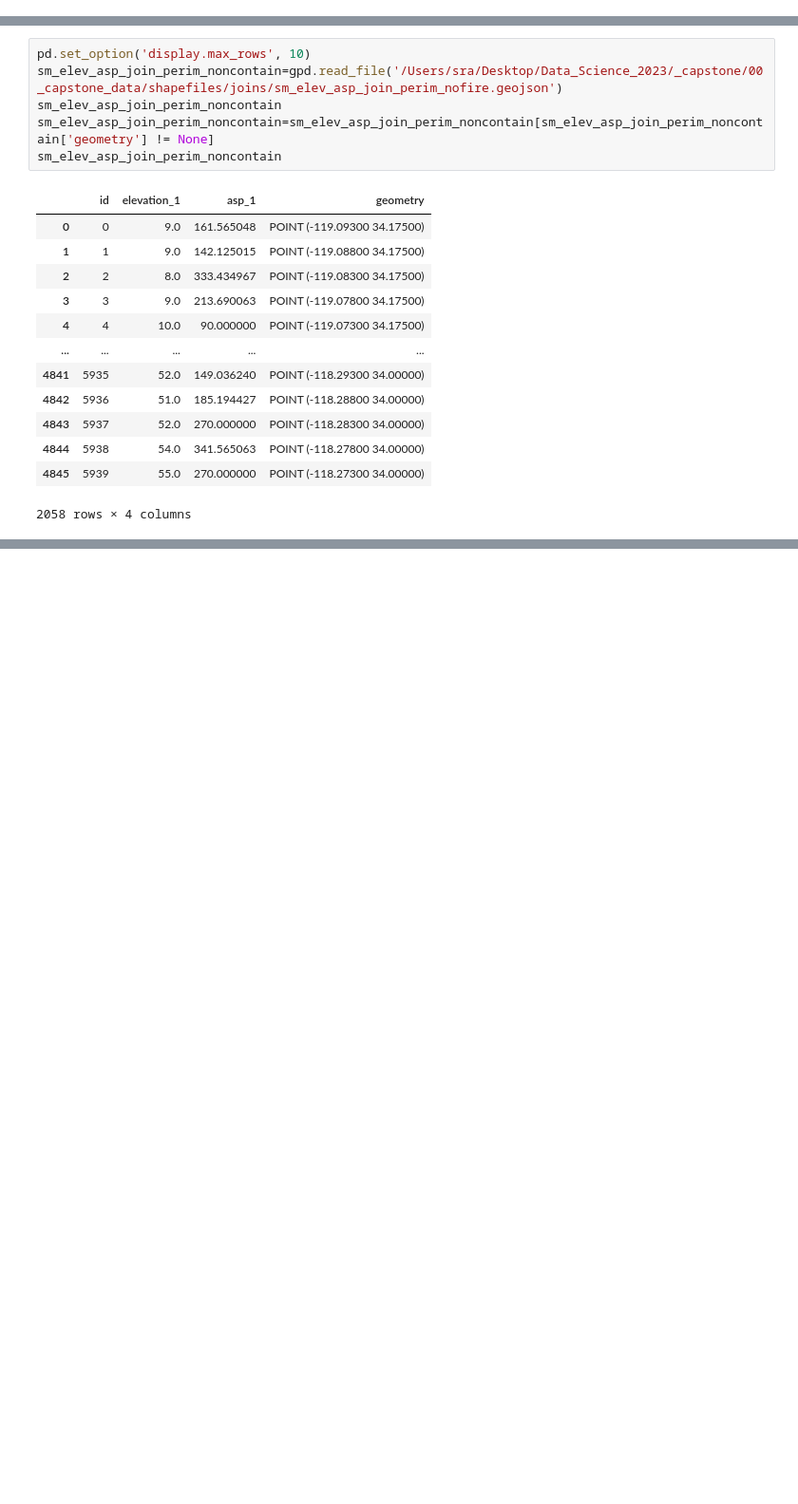
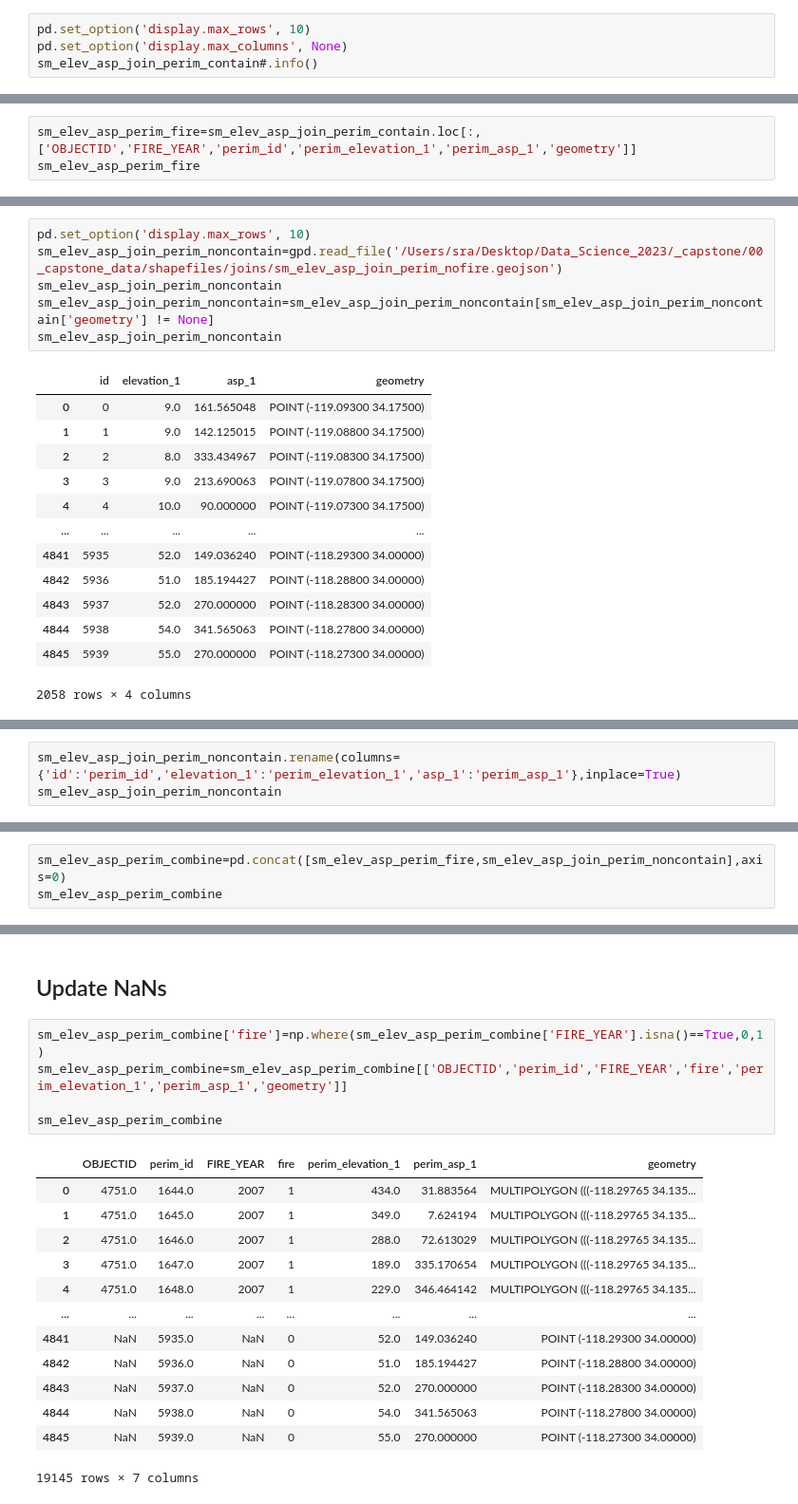
Before and after one commit to sralter/classifire, a Jupyter notebook: 01_capstone_notebooks/alter_samuel_capstone_perimeters.ipynb, the cells around one changed output, grey strips where cells are left out. Shown at 95% size. Drawn from its saved outputs; the diff is of its cells as text; blank space fills up the shorter version.

```diff
--- a/01_capstone_notebooks/alter_samuel_capstone_perimeters.ipynb
+++ b/01_capstone_notebooks/alter_samuel_capstone_perimeters.ipynb
@@ -474,0 +488,4 @@ sm_elev_asp_join_perim_noncontain.head()
+# %%
+pd.set_option('display.max_rows', 10)
+pd.set_option('display.max_columns', None)
+sm_elev_asp_join_perim_contain#.info()
@@ -474,0 +506,3 @@ sm_elev_asp_join_perim_noncontain.head()
+# %%
+sm_elev_asp_perim_fire=sm_elev_asp_join_perim_contain.loc[:,['OBJECTID','FIRE_YEAR','perim_id','perim_elevation_1','perim_asp_1','geometry']]
+sm_elev_asp_perim_fire
@@ -511,0 +555,3 @@ sm_elev_asp
+# %%
+sm_elev_asp_join_perim_noncontain.rename(columns={'id':'perim_id','elevation_1':'perim_elevation_1','asp_1':'perim_asp_1'},inplace=True)
+sm_elev_asp_join_perim_noncontain
@@ -511,0 +572,3 @@ sm_elev_asp
+# %%
+sm_elev_asp_perim_combine=pd.concat([sm_elev_asp_perim_fire,sm_elev_asp_join_perim_noncontain],axis=0)
+sm_elev_asp_perim_combine
@@ -511,0 +589,21 @@ sm_elev_asp
+# %% [markdown]
+## Update NaNs
+# %%
+sm_elev_asp_perim_combine['fire']=np.where(sm_elev_asp_perim_combine['FIRE_YEAR'].isna()==True,0,1)
+sm_elev_asp_perim_combine=sm_elev_asp_perim_combine[['OBJECTID','perim_id','FIRE_YEAR','fire','perim_elevation_1','perim_asp_1','geometry']]
+
+sm_elev_asp_perim_combine
+# %% [output]
+|  | OBJECTID | perim_id | FIRE_YEAR | fire | perim_elevation_1 | perim_asp_1 | geometry |
+| 0 | 4751.0 | 1644.0 | 2007 | 1 | 434.0 | 31.883564 | MULTIPOLYGON (((-118.29765 34.135... |
+| 1 | 4751.0 | 1645.0 | 2007 | 1 | 349.0 | 7.624194 | MULTIPOLYGON (((-118.29765 34.135... |
+| 2 | 4751.0 | 1646.0 | 2007 | 1 | 288.0 | 72.613029 | MULTIPOLYGON (((-118.29765 34.135... |
+| 3 | 4751.0 | 1647.0 | 2007 | 1 | 189.0 | 335.170654 | MULTIPOLYGON (((-118.29765 34.135... |
+| 4 | 4751.0 | 1648.0 | 2007 | 1 | 229.0 | 346.464142 | MULTIPOLYGON (((-118.29765 34.135... |
+| ... | ... | ... | ... | ... | ... | ... | ... |
+| 4841 | NaN | 5935.0 | NaN | 0 | 52.0 | 149.036240 | POINT (-118.29300 34.00000) |
+| 4842 | NaN | 5936.0 | NaN | 0 | 51.0 | 185.194427 | POINT (-118.28800 34.00000) |
+| 4843 | NaN | 5937.0 | NaN | 0 | 52.0 | 270.000000 | POINT (-118.28300 34.00000) |
+| 4844 | NaN | 5938.0 | NaN | 0 | 54.0 | 341.565063 | POINT (-118.27800 34.00000) |
+| 4845 | NaN | 5939.0 | NaN | 0 | 55.0 | 270.000000 | POINT (-118.27300 34.00000) |
+19145 rows × 7 columns
```
Also changed, not shown: parts of 15 cells of this notebook, 5 other files.
